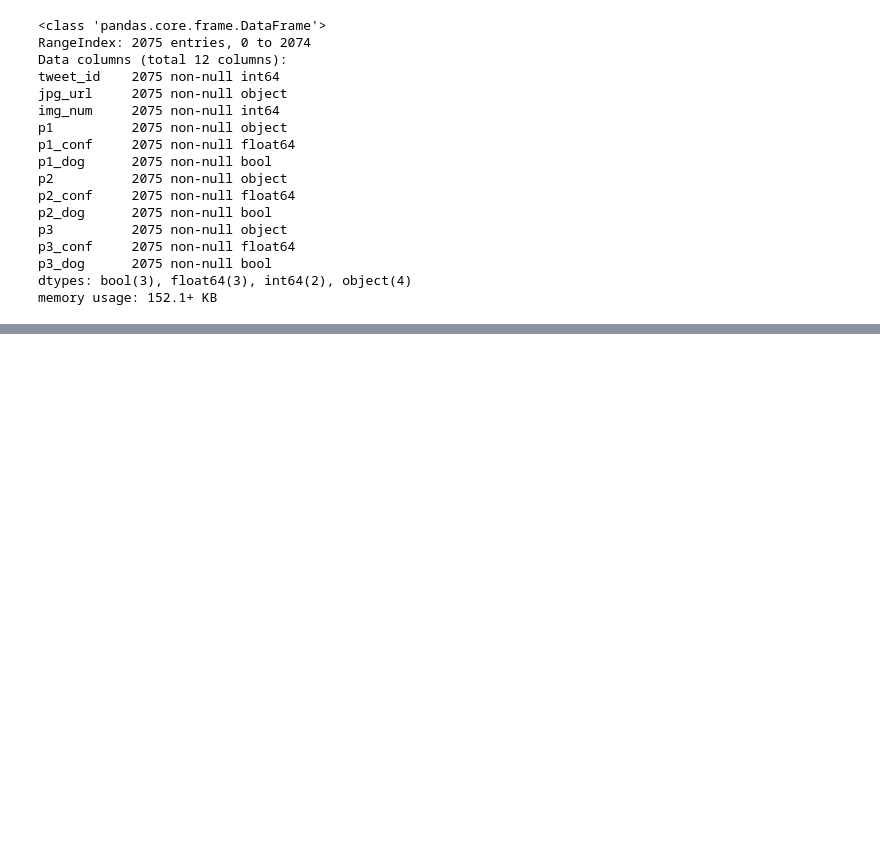
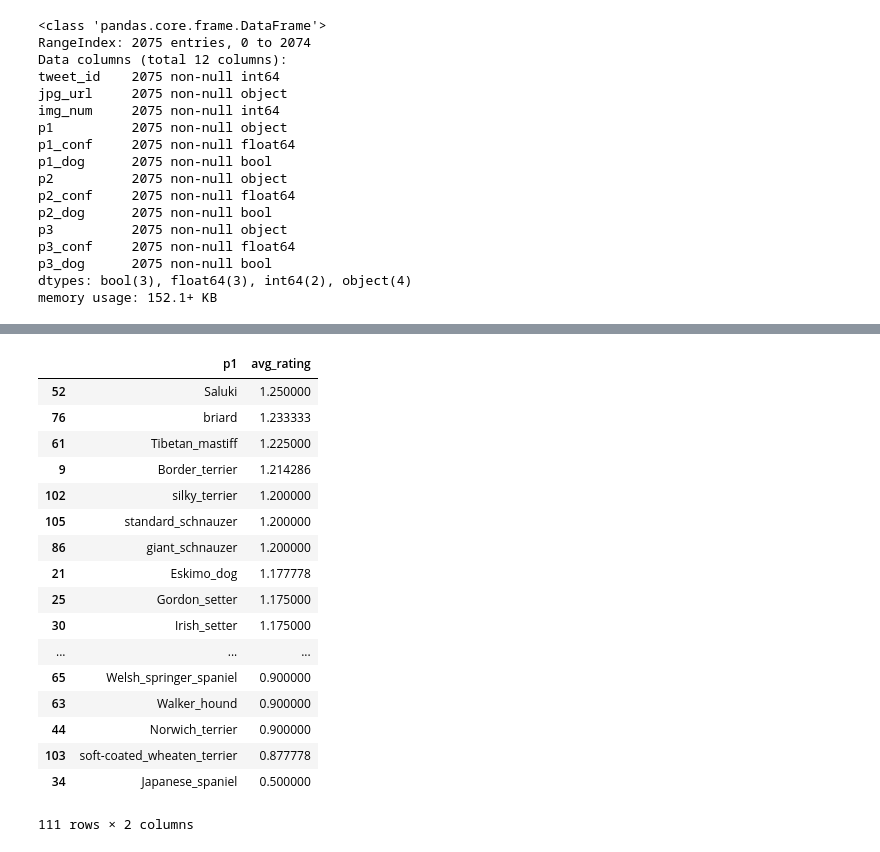
Before and after one commit to marooned20/Udacity-Data-Wrangling, a Jupyter notebook: wrangle_act.ipynb, the cells around one changed output, grey strips where cells are left out. Cells and saved outputs as stored; diff of their text form; code cells hidden in the pictures; blank space fills up the shorter version.

```diff
--- a/wrangle_act.ipynb
+++ b/wrangle_act.ipynb
@@ -890,0 +1060,29 @@ memory usage: 152.1+ KB
+# %%
+# get avg. rating a breed gets with groupby
+breed_vs_rating = final_df.groupby(['p1'])['rating'].mean()
+
+# convert series to df
+breed_vs_rating = breed_vs_rating.reset_index()
+breed_vs_rating.rename(columns={'rating': 'avg_rating'}, inplace=True)
+# sort by avg. rating desc
+breed_vs_rating = breed_vs_rating.sort_values('avg_rating', ascending=False)
+breed_vs_rating
+# %% [output]
+|  | p1 | avg_rating |
+| 52 | Saluki | 1.250000 |
+| 76 | briard | 1.233333 |
+| 61 | Tibetan_mastiff | 1.225000 |
+| 9 | Border_terrier | 1.214286 |
+| 102 | silky_terrier | 1.200000 |
+| 105 | standard_schnauzer | 1.200000 |
+| 86 | giant_schnauzer | 1.200000 |
+| 21 | Eskimo_dog | 1.177778 |
+| 25 | Gordon_setter | 1.175000 |
+| 30 | Irish_setter | 1.175000 |
+| ... | ... | ... |
+| 65 | Welsh_springer_spaniel | 0.900000 |
+| 63 | Walker_hound | 0.900000 |
+| 44 | Norwich_terrier | 0.900000 |
+| 103 | soft-coated_wheaten_terrier | 0.877778 |
+| 34 | Japanese_spaniel | 0.500000 |
+111 rows × 2 columns
```
Also changed, not shown: parts of 22 cells of this notebook.
